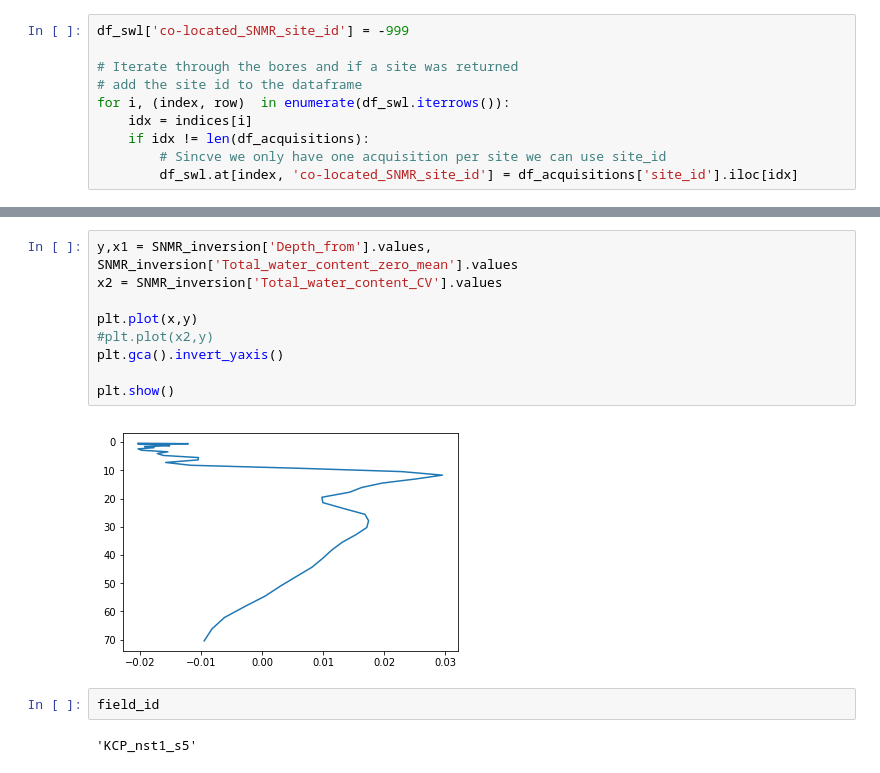
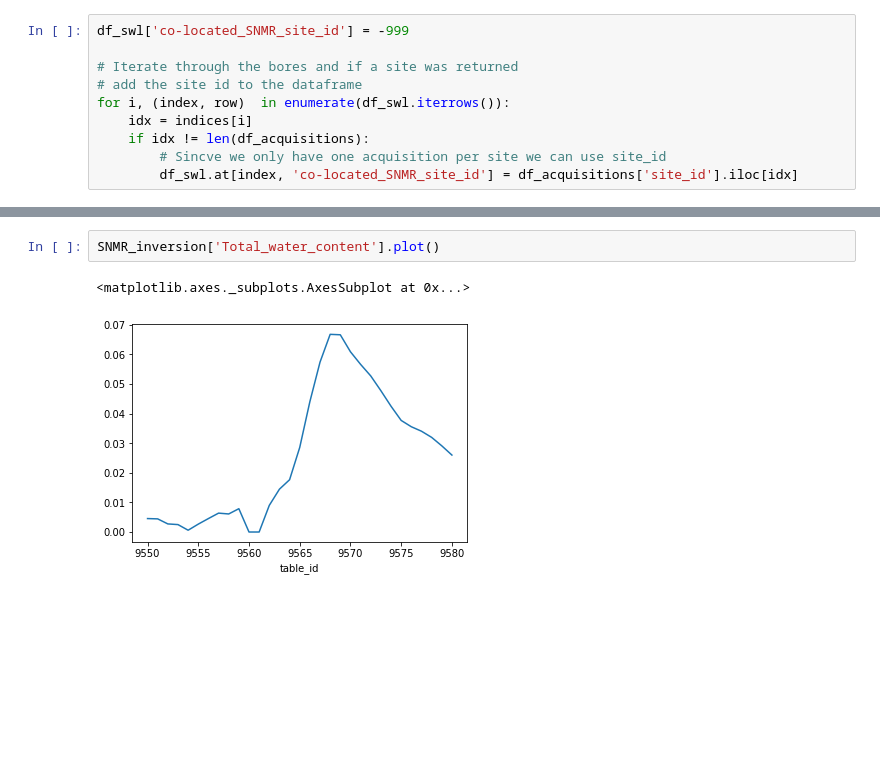
Before and after one commit to GeoscienceAustralia/hydrogeol_utils, a Jupyter notebook: notebooks/EastKimberley_water_table_mapping.ipynb, the cells around one changed output, grey strips where cells are left out. Cells and saved outputs as stored; diff of their text form; blank space fills up the shorter version.

```diff
--- a/notebooks/EastKimberley_water_table_mapping.ipynb
+++ b/notebooks/EastKimberley_water_table_mapping.ipynb
@@ -798,15 +902,5 @@ See the caveats in the documentation: http://pandas.pydata.org/pandas-docs/stabl
-# %%
-y,x1 = SNMR_inversion['Depth_from'].values, SNMR_inversion['Total_water_content_zero_mean'].values
-x2 = SNMR_inversion['Total_water_content_CV'].values
-
-plt.plot(x,y)
-#plt.plot(x2,y)
-plt.gca().invert_yaxis()
-
-plt.show()
-# %% [output]
-[figure, removed]
-# %%
-field_id
-# %% [output]
-'KCP_nst1_s5'
+# %%
+SNMR_inversion['Total_water_content'].plot()
+# %% [output]
+<matplotlib.axes._subplots.AxesSubplot at 0x...>
+[figure, added]
```
Also changed, not shown: parts of 25 cells of this notebook, 4 other files.
